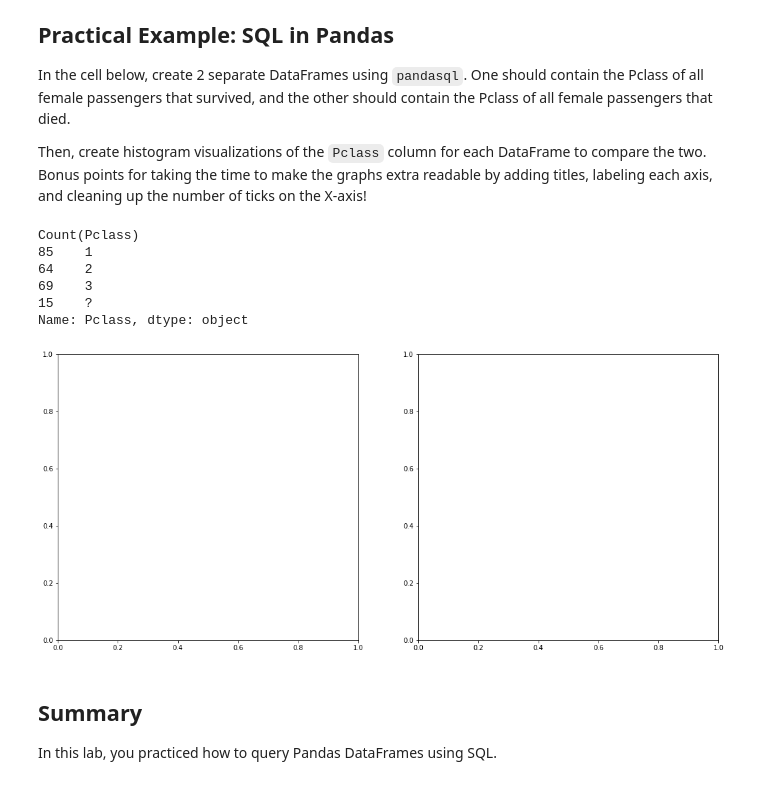
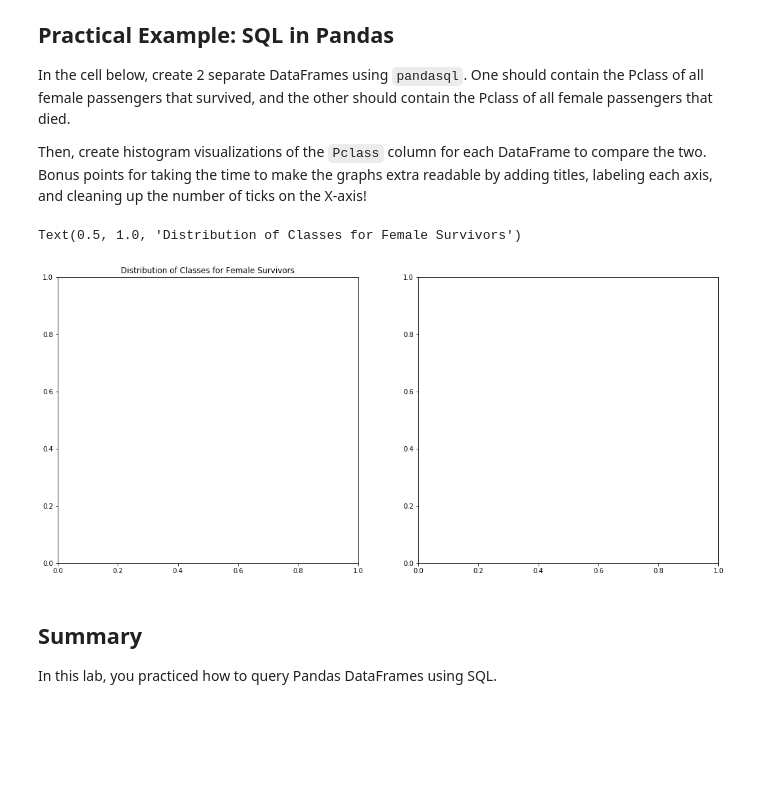
Before and after one commit to ram-avni/dsc-using-sql-with-pandas-lab-nyc-ds-071519, a Jupyter notebook: index.ipynb, the cells around one changed output. Saved outputs shown, nothing was run; the diff lists cells and outputs as text; code cells hidden in the pictures; blank space fills up the shorter version.

```diff
--- a/index.ipynb
+++ b/index.ipynb
@@ -309,28 +309,23 @@ Then, create histogram visualizations of the `Pclass` column for each DataFrame
 # %%
 q3 = "SELECT Pclass, Count(Pclass) from df where Sex = 'female' and Survived = 1 group by 1;"
 q4 = "SELECT Pclass, Count(*) from df where Sex = 'female' and Survived = 0 group by 1;"
 
 survived_females_by_pclass_df = pysqldf(q3)
 died_females_by_pclass_df = pysqldf(q4)
 
 # Create and label the histograms for each below!
 fig, axes = plt.subplots(nrows=1, ncols=2, figsize=(18,8))
 
 survived_females_by_pclass_df.set_index('Count(Pclass)')['Pclass']
 
 # survived_females_by_pclass_df.set_index('Pclass')['Count(Pclass)'].plot(kind='barh', ax=axes[0])
-# axes[0].set_title('Distribution of Classes for Female Survivors')
+axes[0].set_title('Distribution of Classes for Female Survivors')
 
 # died_females_by_pclass_df.set_index('Pclass')['Count(*)'].plot(kind='barh', ax=axes[1])
 # axes[1].set_title('Distribution of Classes for Female Casualties')
 # %% [output]
-Count(Pclass)
-85    1
-64    2
-69    3
-15    ?
-Name: Pclass, dtype: object
+Text(0.5, 1.0, 'Distribution of Classes for Female Survivors')
-[figure, old version]
+[figure, new version]
 # %% [markdown]
 ## Summary
 
```
